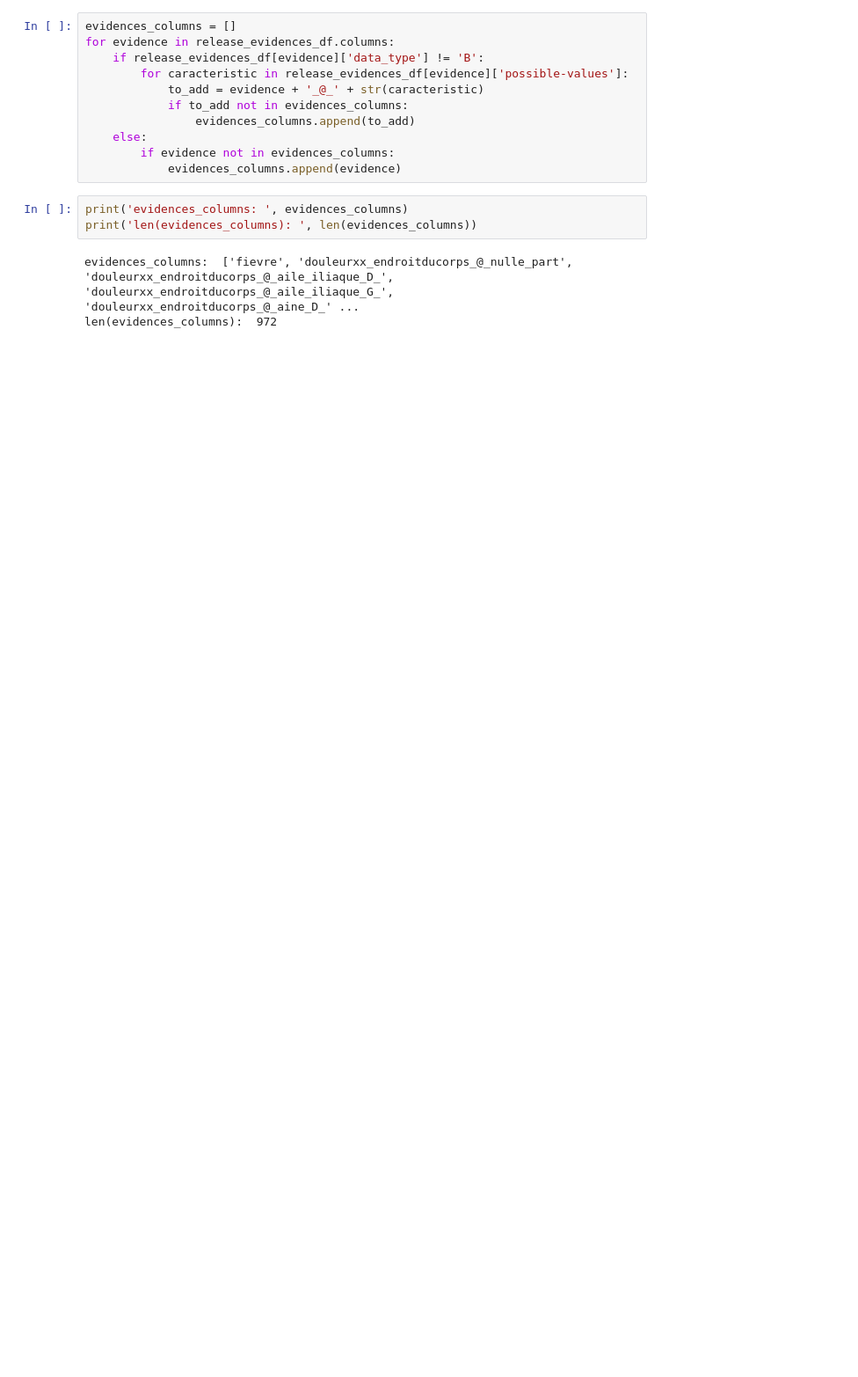
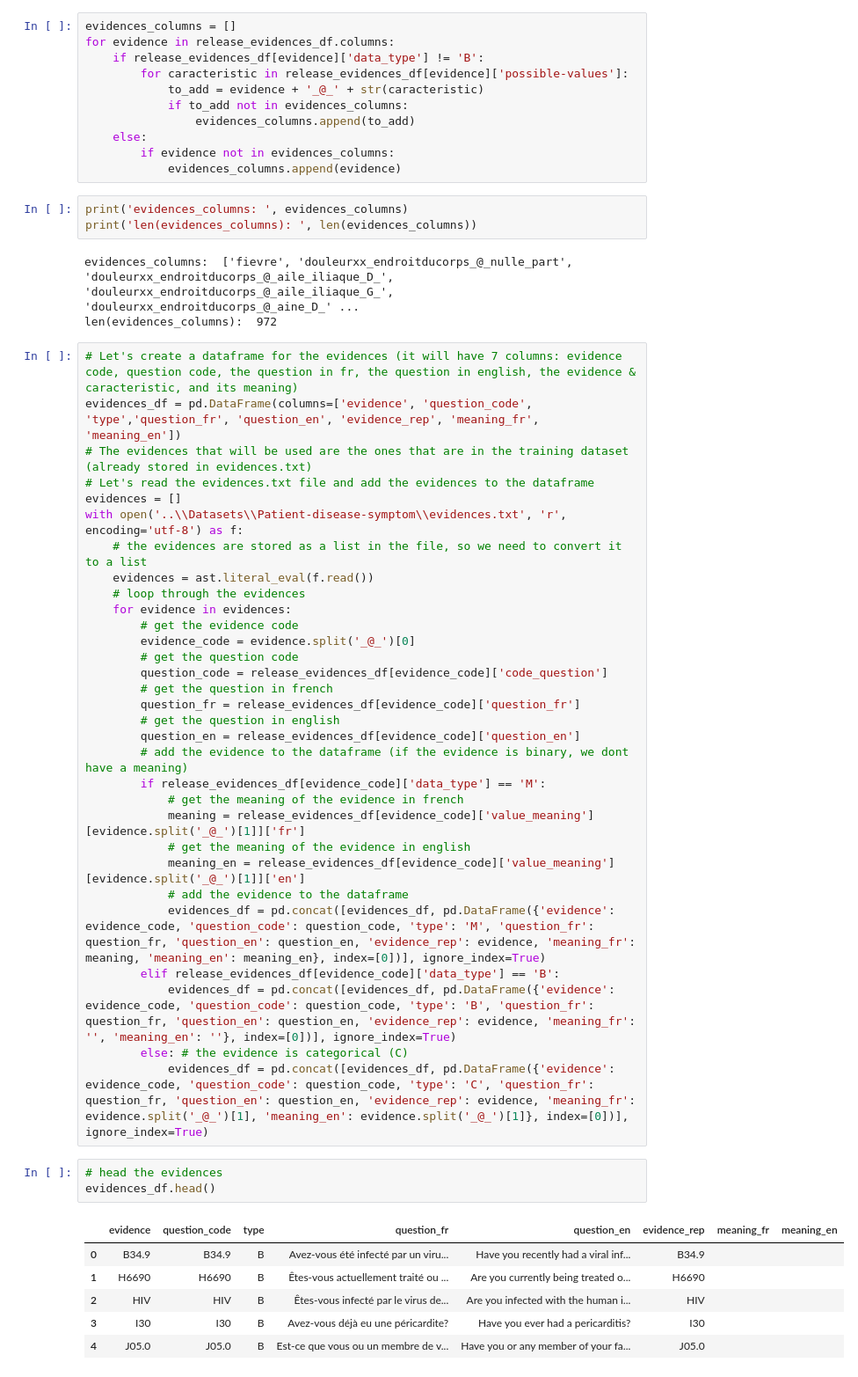
Before and after one commit to MouadFiali/Health-Recommendation-System, a Jupyter notebook: Notebooks/patient_disease_dataset_eda.ipynb, the cells around one changed output. Shown at 88% size. Cells and saved outputs as stored; diff of their text form; blank space fills up the shorter version.

```diff
--- a/Notebooks/patient_disease_dataset_eda.ipynb
+++ b/Notebooks/patient_disease_dataset_eda.ipynb
@@ -212,3 +212,44 @@ print('len(evidences_columns): ', len(evidences_columns))
 # %% [output]
 evidences_columns:  ['fievre', 'douleurxx_endroitducorps_@_nulle_part', 'douleurxx_endroitducorps_@_aile_iliaque_D_', 'douleurxx_endroitducorps_@_aile_iliaque_G_', 'douleurxx_endroitducorps_@_aine_D_' ...
 len(evidences_columns):  972
+# %%
+# Let's create a dataframe for the evidences (it will have 7 columns: evidence code, question code, the question in fr, the question in english, the evidence & caracteristic, and its meaning)
+evidences_df = pd.DataFrame(columns=['evidence', 'question_code', 'type','question_fr', 'question_en', 'evidence_rep', 'meaning_fr', 'meaning_en'])
+# The evidences that will be used are the ones that are in the training dataset (already stored in evidences.txt)
+# Let's read the evidences.txt file and add the evidences to the dataframe
+evidences = []
+with open('..\\Datasets\\Patient-disease-symptom\\evidences.txt', 'r', encoding='utf-8') as f:
+    # the evidences are stored as a list in the file, so we need to convert it to a list
+    evidences = ast.literal_eval(f.read())
+    # loop through the evidences
+    for evidence in evidences:
+        # get the evidence code
+        evidence_code = evidence.split('_@_')[0]
+        # get the question code
+        question_code = release_evidences_df[evidence_code]['code_question']
+        # get the question in french
+        question_fr = release_evidences_df[evidence_code]['question_fr']
+        # get the question in english
+        question_en = release_evidences_df[evidence_code]['question_en']
+        # add the evidence to the dataframe (if the evidence is binary, we dont have a meaning)
+        if release_evidences_df[evidence_code]['data_type'] == 'M':
+            # get the meaning of the evidence in french
+            meaning = release_evidences_df[evidence_code]['value_meaning'][evidence.split('_@_')[1]]['fr']
+            # get the meaning of the evidence in english
+            meaning_en = release_evidences_df[evidence_code]['value_meaning'][evidence.split('_@_')[1]]['en']
+            # add the evidence to the dataframe
+            evidences_df = pd.concat([evidences_df, pd.DataFrame({'evidence': evidence_code, 'question_code': question_code, 'type': 'M', 'question_fr': question_fr, 'question_en': question_en, 'evidence_rep': evidence, 'meaning_fr': meaning, 'meaning_en': meaning_en}, index=[0])], ignore_index=True)
+        elif release_evidences_df[evidence_code]['data_type'] == 'B':
+            evidences_df = pd.concat([evidences_df, pd.DataFrame({'evidence': evidence_code, 'question_code': question_code, 'type': 'B', 'question_fr': question_fr, 'question_en': question_en, 'evidence_rep': evidence, 'meaning_fr': '', 'meaning_en': ''}, index=[0])], ignore_index=True)
+        else: # the evidence is categorical (C)
+            evidences_df = pd.concat([evidences_df, pd.DataFrame({'evidence': evidence_code, 'question_code': question_code, 'type': 'C', 'question_fr': question_fr, 'question_en': question_en, 'evidence_rep': evidence, 'meaning_fr': evidence.split('_@_')[1], 'meaning_en': evidence.split('_@_')[1]}, index=[0])], ignore_index=True)
+# %%
+# head the evidences
+evidences_df.head()
+# %% [output]
+|  | evidence | question_code | type | question_fr | question_en | evidence_rep | meaning_fr | meaning_en |
+| 0 | B34.9 | B34.9 | B | Avez-vous été infecté par un viru... | Have you recently had a viral inf... | B34.9 |  |  |
+| 1 | H6690 | H6690 | B | Êtes-vous actuellement traité ou ... | Are you currently being treated o... | H6690 |  |  |
+| 2 | HIV | HIV | B | Êtes-vous infecté par le virus de... | Are you infected with the human i... | HIV |  |  |
+| 3 | I30 | I30 | B | Avez-vous déjà eu une péricardite? | Have you ever had a pericarditis? | I30 |  |  |
+| 4 | J05.0 | J05.0 | B | Est-ce que vous ou un membre de v... | Have you or any member of your fa... | J05.0 |  |  |
```
Also changed, not shown: parts of 1 cell of this notebook.
